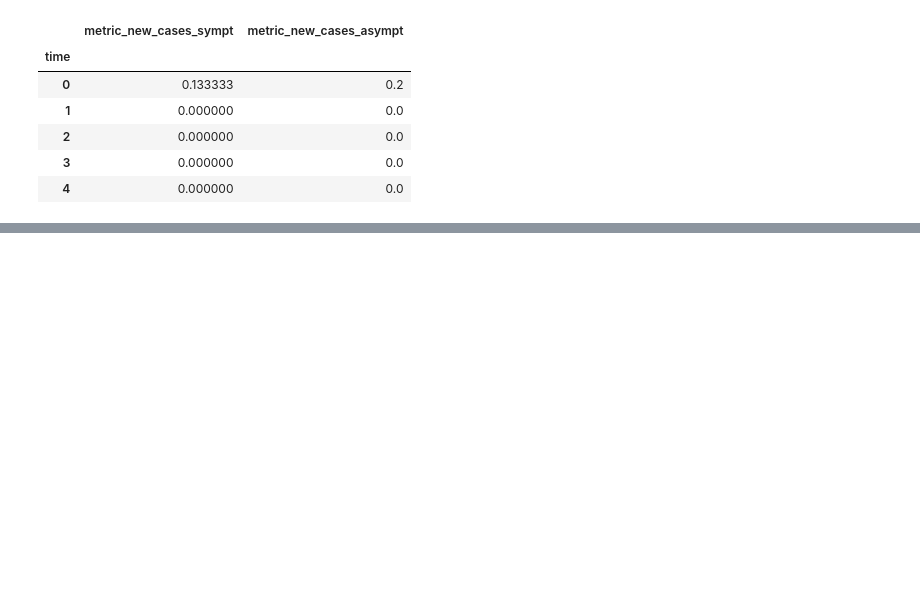
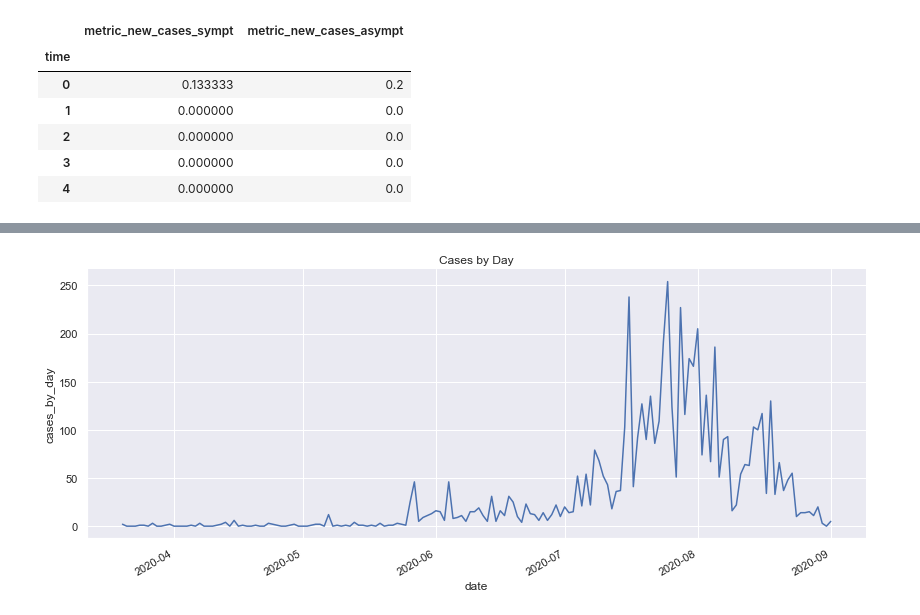
Before and after one commit to dime-worldbank/Disease-Modelling-SSA, a Jupyter notebook: notebooks/Comparisons_sa.ipynb, the cells around one changed output, grey strips where cells are left out. Cells and saved outputs as stored; diff of their text form; code cells hidden in the pictures; blank space fills up the shorter version.

Commit message:
comparing real to sim graphs

```diff
--- a/notebooks/Comparisons_sa.ipynb
+++ b/notebooks/Comparisons_sa.ipynb
@@ -296,0 +299,8 @@ simAgg.head()
+# %%
+from os.path import isfile, join
+gd_path = '/Users/sophieayling/Google Drive/PhD/10_validation/'
+# %%
+# import the data
+df_cases = pd.read_stata(gd_path + 'national_cases_by_day.dta')
+df_deaths = pd.read_stata(gd_path + 'national_deaths_by_day.dta')
+df_deaths.head()
@@ -296,0 +314,12 @@ simAgg.head()
+# %%
+real_data= df_cases.set_index('date').join(df_deaths.set_index('date'))
+
+
+# create a date range including each day and match back to this
+all_dates= pd.date_range(start='2020-03-20', end='2020-09-01')
+all_dates= all_dates.to_frame(index=True, name ='dated')
+all_dates.index.name = 'date'
+#all_dates.head()
+#real_data.head()
+real_data=real_data.reset_index()
+real_data.head()
@@ -296,0 +333,7 @@ simAgg.head()
+# %%
+comb_data=all_dates.join(real_data.set_index('date'), on='date')
+comb_data = comb_data.fillna(0)
+comb_data['cum_deaths']=comb_data['deaths_by_day'].cumsum()
+comb_data=comb_data.drop(columns=['dated'])
+comb_data=comb_data.reset_index()
+comb_data.head()
@@ -296,0 +347,8 @@ simAgg.head()
+# %%
+# take a look at case data
+
+g=sns.relplot(x="date", y="cases_by_day", kind="line", data=comb_data).set(title="Cases by Day")
+g.fig.set_figwidth(13,4)
+g.fig.autofmt_xdate()
+# %% [output]
+[figure, added]
```
Also changed, not shown: parts of 10 cells of this notebook, 1 other file.
